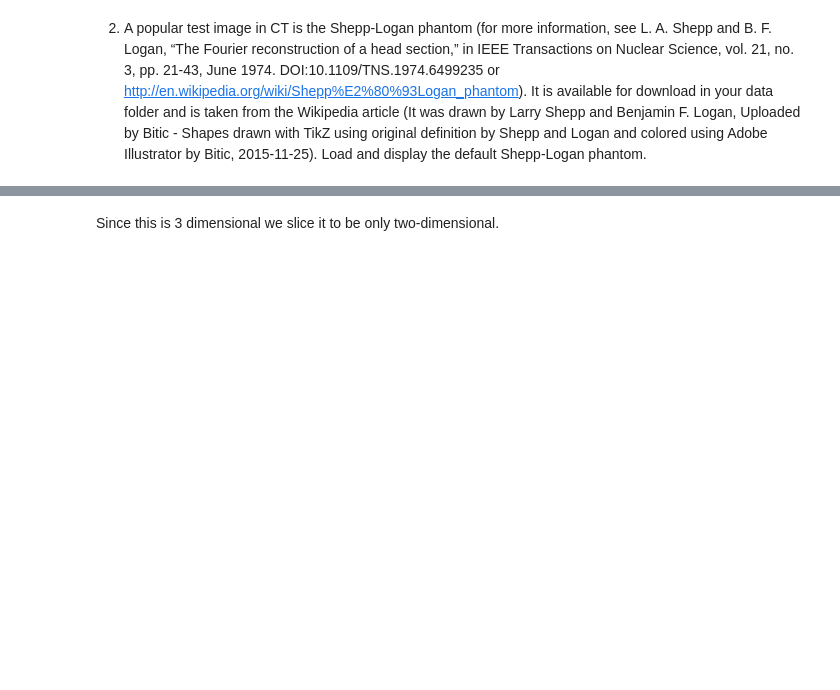
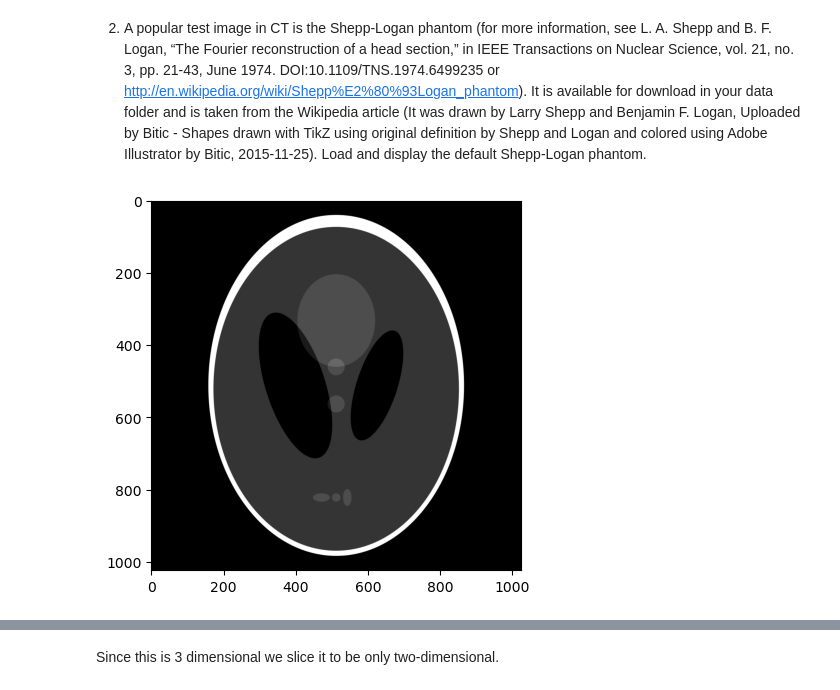
Before and after one commit to TubTub62/MIA, a Jupyter notebook: handin1/MIA_Handin1_students.ipynb, the cells around one changed output, grey strips where cells are left out. Drawn from its saved outputs; the diff is of its cells as text; code cells hidden in the pictures; blank space fills up the shorter version.

```diff
--- a/handin1/MIA_Handin1_students.ipynb
+++ b/handin1/MIA_Handin1_students.ipynb
@@ -107,0 +107,9 @@ It is available for download in your data folder and is taken from the Wikipedia
+# %%
+
+shepp = imread('shepp_logan_phantom.png')
+
+
+plt.imshow(shepp)
+plt.show()
+# %% [output]
+[figure, added]
```
Also changed, not shown: parts of 12 cells of this notebook, 2 other files.
